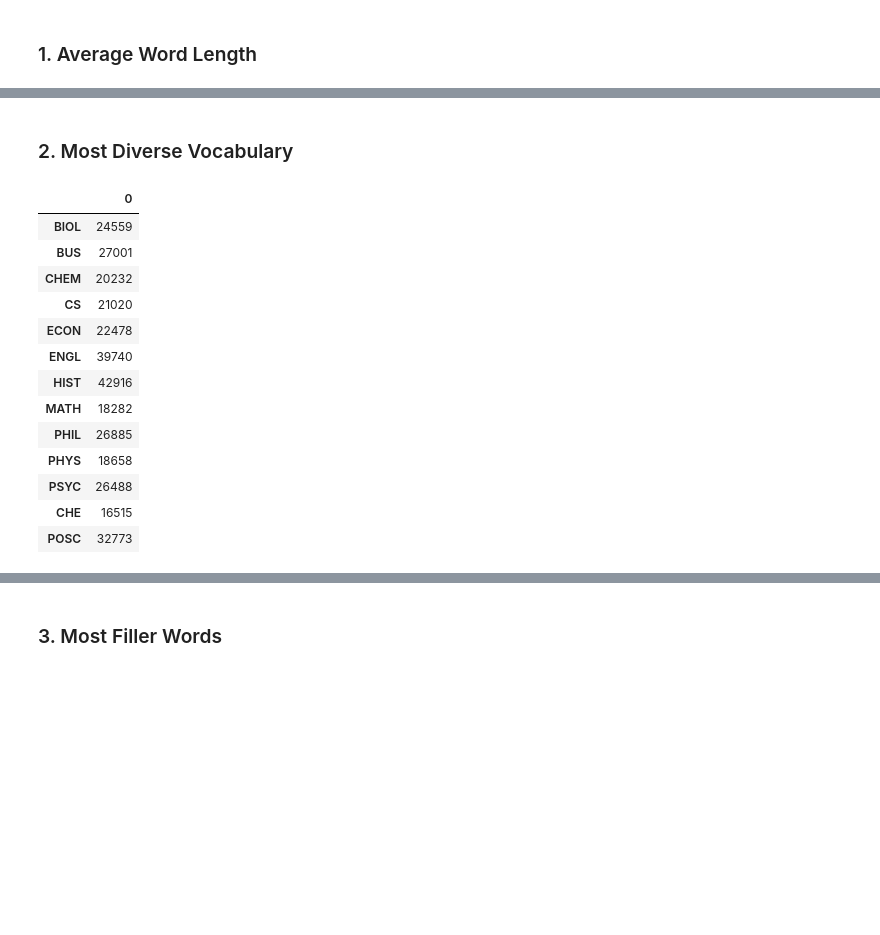
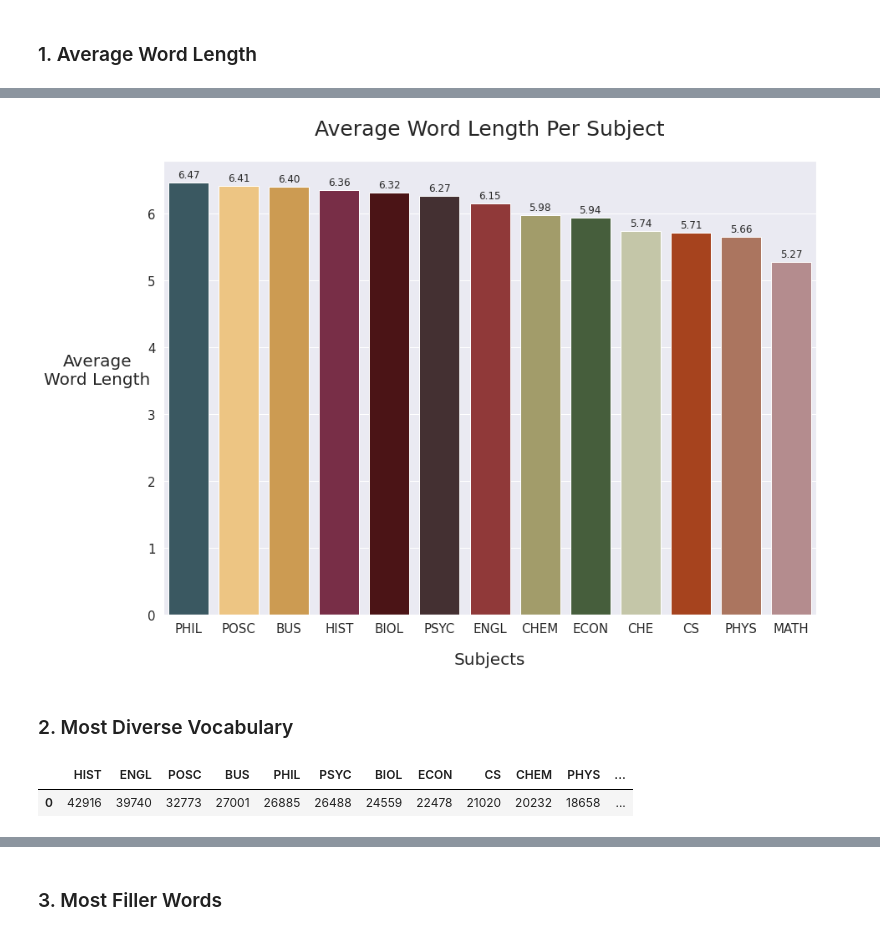
Before and after one commit to richard-duong/GuessTheClass, a Jupyter notebook: notebooks/bag_of_words_analysis.ipynb, the cells around one changed output, grey strips where cells are left out. Drawn from its saved outputs; the diff is of its cells as text; code cells hidden in the pictures; blank space fills up the shorter version.

```diff
--- a/notebooks/bag_of_words_analysis.ipynb
+++ b/notebooks/bag_of_words_analysis.ipynb
@@ -154,3 +155,20 @@ word_length_df
+# %%
+# Figure Preparation
+word_length_fig, word_length_axes = plt.subplots(nrows = 1, ncols = 1, figsize = (14, 10))
+sns.set()
+
+# Graph Preparation
+word_length_x_vals = word_length_df.columns
+word_length_y_vals = word_length_df.loc[0]
+word_length_graph = sns.barplot(x = word_length_x_vals, y = word_length_y_vals, palette=color_palette)
+word_length_graph.set_title("Average Word Length Per Subject", size = 25, pad = 30)
+word_length_graph.set_xlabel("Subjects", size = 20, labelpad = 20)
+word_length_graph.set_ylabel("Average\nWord Length", size = 20, labelpad=60, rotation=0)
+word_length_graph.tick_params(axis = "x", labelsize = 15, rotation = 0)
+word_length_graph.tick_params(axis = "y", labelsize = 15)
+annotate_bargraph(word_length_graph, ".2f")
+# %% [output]
+[figure, added]
 # %% [markdown]
 <h3>2. Most Diverse Vocabulary</h3>
 # %%
@@ -160,23 +178,13 @@ def get_diversity_count(freq_counts: pd.Series) -> int:
 # %%
 diversity_count_table = {}
 
 for subject in subjects:
     diversity_count_table[subject] = get_diversity_count(word_frequency[subject])
 
 diversity_count_df = pd.DataFrame.from_dict(diversity_count_table, orient='index')
+diversity_count_df = diversity_count_df.sort_values(0, ascending=False)
+diversity_count_df = diversity_count_df.transpose()
 diversity_count_df
 # %% [output]
-|  | 0 |
-| BIOL | 24559 |
-| BUS | 27001 |
-| CHEM | 20232 |
-| CS | 21020 |
-| ECON | 22478 |
-| ENGL | 39740 |
-| HIST | 42916 |
-| MATH | 18282 |
-| PHIL | 26885 |
-| PHYS | 18658 |
-| PSYC | 26488 |
-| CHE | 16515 |
-| POSC | 32773 |
+|  | HIST | ENGL | POSC | BUS | PHIL | PSYC | BIOL | ECON | CS | CHEM | PHYS | ... |
+| 0 | 42916 | 39740 | 32773 | 27001 | 26885 | 26488 | 24559 | 22478 | 21020 | 20232 | 18658 | ... |
```
Also changed, not shown: parts of 18 cells of this notebook, 3 other files.
